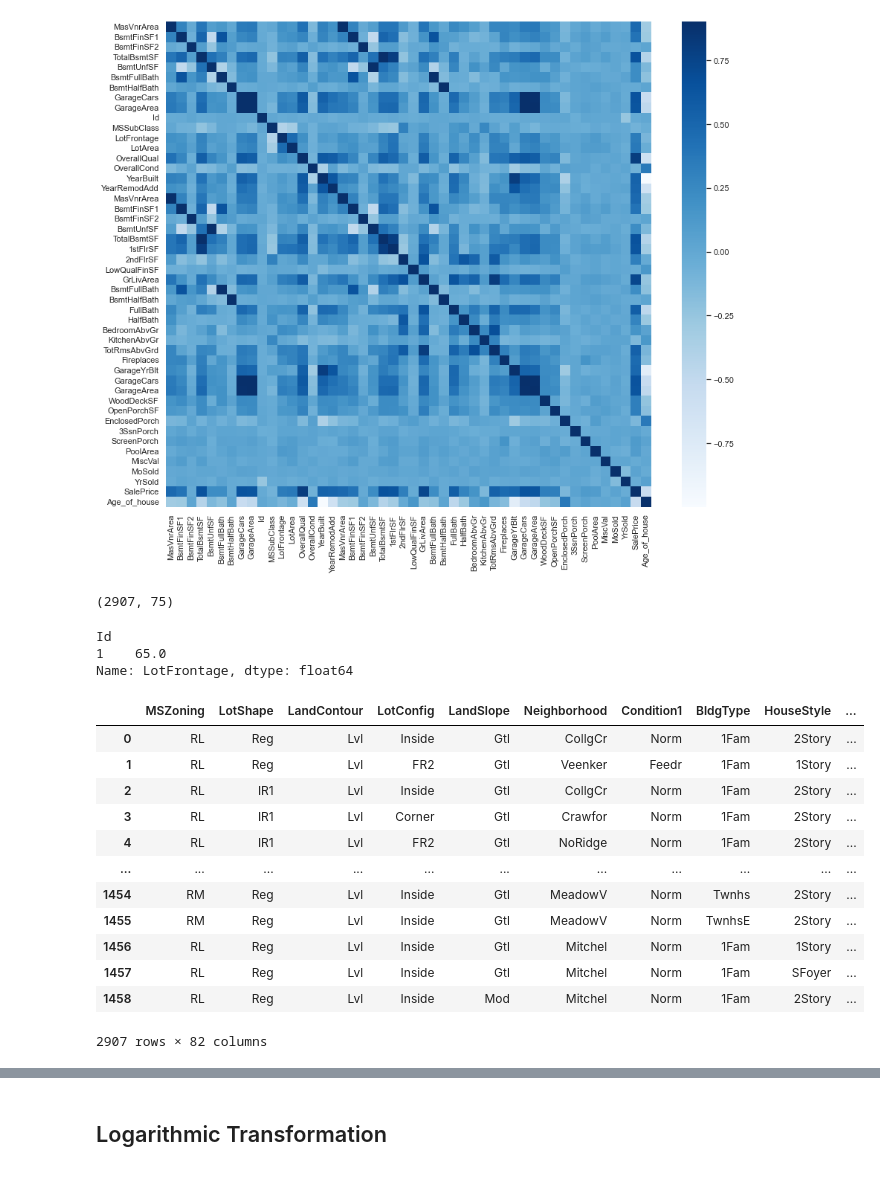
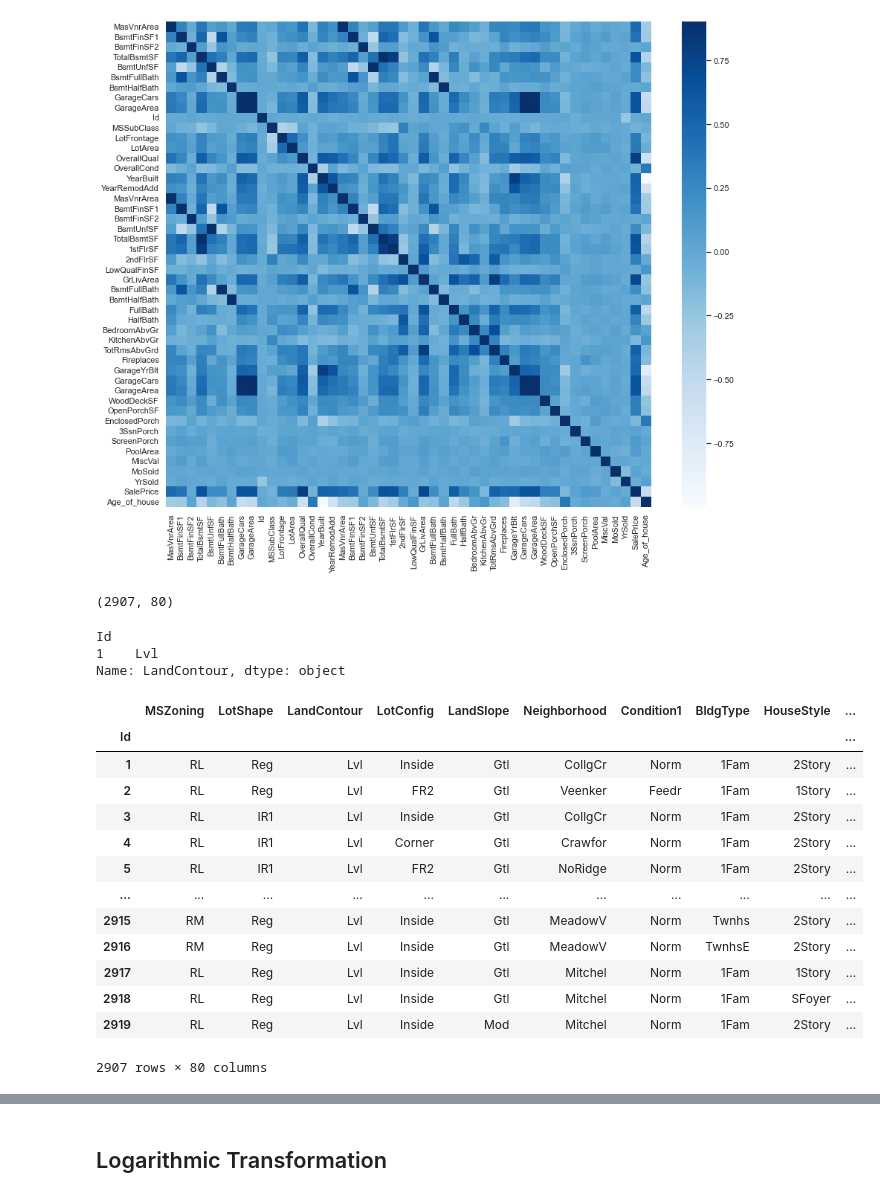
Before and after one commit to Ghanashri-m/255_Team_02, a Jupyter notebook: code/app/02_imputation_visualization_analysis_encoding_fadd_avprashanth.ipynb, the cells around one changed output, grey strips where cells are left out. Cells and saved outputs as stored; diff of their text form; code cells hidden in the pictures.

```diff
--- a/code/app/02_imputation_visualization_analysis_encoding_fadd_avprashanth.ipynb
+++ b/code/app/02_imputation_visualization_analysis_encoding_fadd_avprashanth.ipynb
@@ -1121,7 +1121,7 @@ Name: Age_of_house, dtype: float64
 ### Combining the numeric and categorical dataframes
 In the above functions, We have handled numeric and categorical features of our dataset separately. Now, we chose to combine these two data frames for further analysis.
 # %%
-combined_data = pd.concat([object_columns, numeric_columns], axis=1)
+combined_data = pd.concat([object_columns, numeric_columns], axis=1, sort=False)
 combined_data
 # %% [output]
 |  | MSZoning | LotShape | LandContour | LotConfig | LandSlope | Neighborhood | Condition1 | BldgType | HouseStyle | ... |
@@ -1151,16 +1151,16 @@ correlation_matrix()
 # %% [output]
 [figure]
 # %%
-housing_dataset = housing_dataset.drop(['SalePrice'],axis=1)
-housing_dataset = housing_dataset.set_index('Id') # Settting to id because it is required in the submission format
+combined_data = combined_data.drop(['SalePrice'],axis=1)
+combined_data = combined_data.set_index('Id') # Settting to id because it is required in the submission format
 test_dataset = test_dataset.set_index('Id')
 
-housing_dataset.shape
+combined_data.shape
 # %% [output]
-(2907, 75)
+(2907, 80)
 # %%
-housing_dataset.iloc[:1,2]
+combined_data.iloc[:1,2]
 # %% [output]
 Id
-1    65.0
-Name: LotFrontage, dtype: float64
+1    Lvl
+Name: LandContour, dtype: object
@@ -1169,17 +1167,18 @@ transformed_dataset = pd.concat([object_columns, numeric_columns], axis=1,sort=F
-# %%
-transformed_dataset
-# %% [output]
-|  | MSZoning | LotShape | LandContour | LotConfig | LandSlope | Neighborhood | Condition1 | BldgType | HouseStyle | ... |
-| 0 | RL | Reg | Lvl | Inside | Gtl | CollgCr | Norm | 1Fam | 2Story | ... |
-| 1 | RL | Reg | Lvl | FR2 | Gtl | Veenker | Feedr | 1Fam | 1Story | ... |
-| 2 | RL | IR1 | Lvl | Inside | Gtl | CollgCr | Norm | 1Fam | 2Story | ... |
-| 3 | RL | IR1 | Lvl | Corner | Gtl | Crawfor | Norm | 1Fam | 2Story | ... |
-| 4 | RL | IR1 | Lvl | FR2 | Gtl | NoRidge | Norm | 1Fam | 2Story | ... |
-| ... | ... | ... | ... | ... | ... | ... | ... | ... | ... | ... |
-| 1454 | RM | Reg | Lvl | Inside | Gtl | MeadowV | Norm | Twnhs | 2Story | ... |
-| 1455 | RM | Reg | Lvl | Inside | Gtl | MeadowV | Norm | TwnhsE | 2Story | ... |
-| 1456 | RL | Reg | Lvl | Inside | Gtl | Mitchel | Norm | 1Fam | 1Story | ... |
-| 1457 | RL | Reg | Lvl | Inside | Gtl | Mitchel | Norm | 1Fam | SFoyer | ... |
-| 1458 | RL | Reg | Lvl | Inside | Mod | Mitchel | Norm | 1Fam | 2Story | ... |
-2907 rows × 82 columns
+# %%
+combined_data
+# %% [output]
+|  | MSZoning | LotShape | LandContour | LotConfig | LandSlope | Neighborhood | Condition1 | BldgType | HouseStyle | ... |
+| Id |  |  |  |  |  |  |  |  |  | ... |
+| 1 | RL | Reg | Lvl | Inside | Gtl | CollgCr | Norm | 1Fam | 2Story | ... |
+| 2 | RL | Reg | Lvl | FR2 | Gtl | Veenker | Feedr | 1Fam | 1Story | ... |
+| 3 | RL | IR1 | Lvl | Inside | Gtl | CollgCr | Norm | 1Fam | 2Story | ... |
+| 4 | RL | IR1 | Lvl | Corner | Gtl | Crawfor | Norm | 1Fam | 2Story | ... |
+| 5 | RL | IR1 | Lvl | FR2 | Gtl | NoRidge | Norm | 1Fam | 2Story | ... |
+| ... | ... | ... | ... | ... | ... | ... | ... | ... | ... | ... |
+| 2915 | RM | Reg | Lvl | Inside | Gtl | MeadowV | Norm | Twnhs | 2Story | ... |
+| 2916 | RM | Reg | Lvl | Inside | Gtl | MeadowV | Norm | TwnhsE | 2Story | ... |
+| 2917 | RL | Reg | Lvl | Inside | Gtl | Mitchel | Norm | 1Fam | 1Story | ... |
+| 2918 | RL | Reg | Lvl | Inside | Gtl | Mitchel | Norm | 1Fam | SFoyer | ... |
+| 2919 | RL | Reg | Lvl | Inside | Mod | Mitchel | Norm | 1Fam | 2Story | ... |
+2907 rows × 80 columns
 # %%
```
Also changed, not shown: parts of 5 cells of this notebook.
